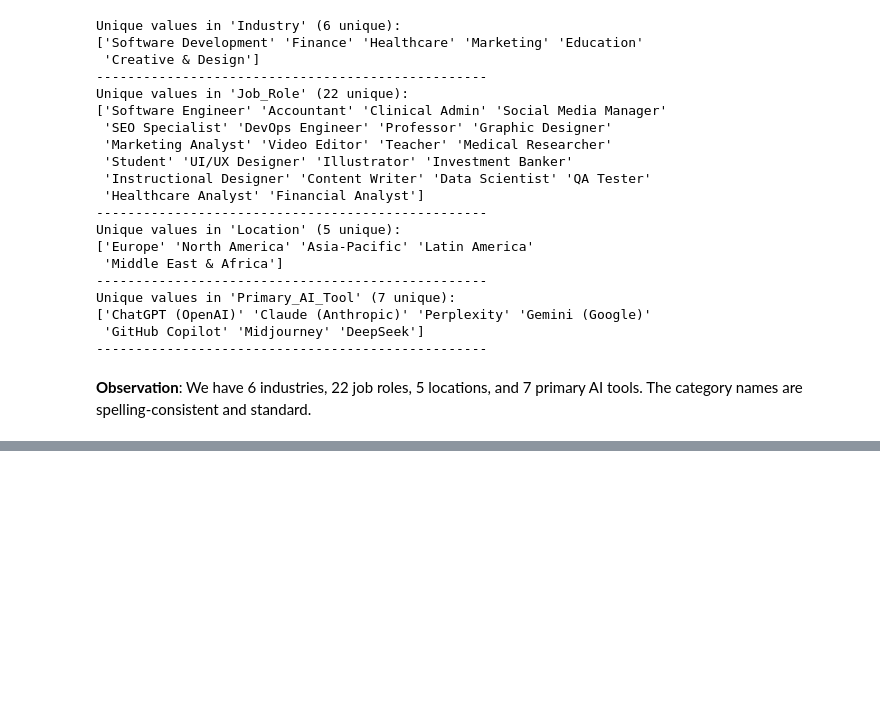
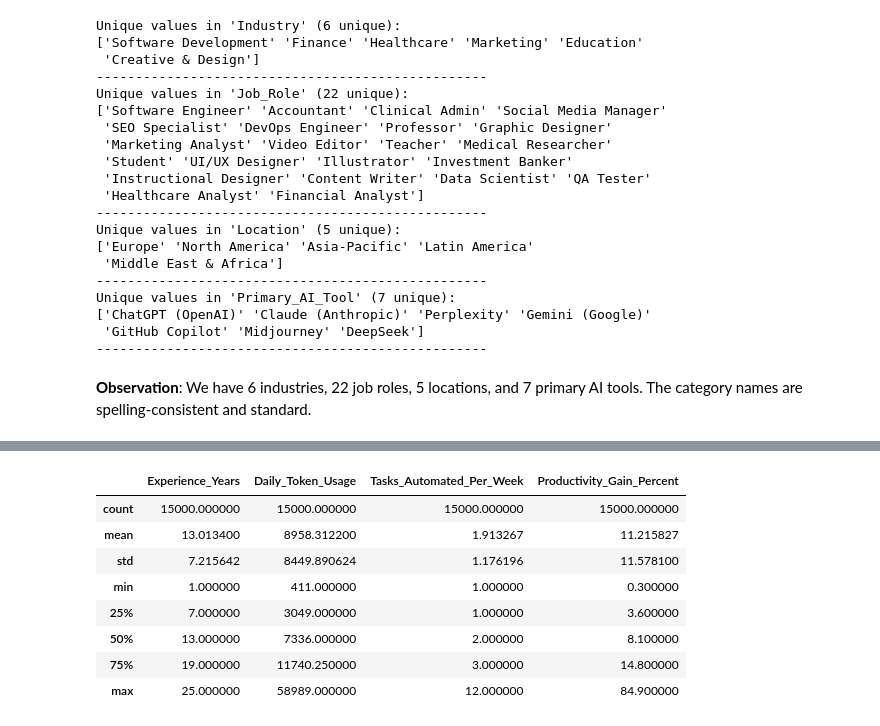
Before and after one commit to vaibhav1874/CodeAlpha_Exploratory-Data-Analysis-EDA-, a Jupyter notebook: CodeAlpha_EDA.ipynb, the cells around one changed output, grey strips where cells are left out. Saved outputs shown, nothing was run; the diff lists cells and outputs as text; code cells hidden in the pictures; blank space fills up the shorter version.

```diff
--- a/CodeAlpha_EDA.ipynb
+++ b/CodeAlpha_EDA.ipynb
@@ -230,0 +234,13 @@ Unique values in 'Primary_AI_Tool' (7 unique):
+# %%
+# Standard describe summary
+display(df.describe())
+# %% [output]
+|  | Experience_Years | Daily_Token_Usage | Tasks_Automated_Per_Week | Productivity_Gain_Percent |
+| count | 15000.000000 | 15000.000000 | 15000.000000 | 15000.000000 |
+| mean | 13.013400 | 8958.312200 | 1.913267 | 11.215827 |
+| std | 7.215642 | 8449.890624 | 1.176196 | 11.578100 |
+| min | 1.000000 | 411.000000 | 1.000000 | 0.300000 |
+| 25% | 7.000000 | 3049.000000 | 1.000000 | 3.600000 |
+| 50% | 13.000000 | 7336.000000 | 2.000000 | 8.100000 |
+| 75% | 19.000000 | 11740.250000 | 3.000000 | 14.800000 |
+| max | 25.000000 | 58989.000000 | 12.000000 | 84.900000 |
```
Also changed, not shown: parts of 3 cells of this notebook.
